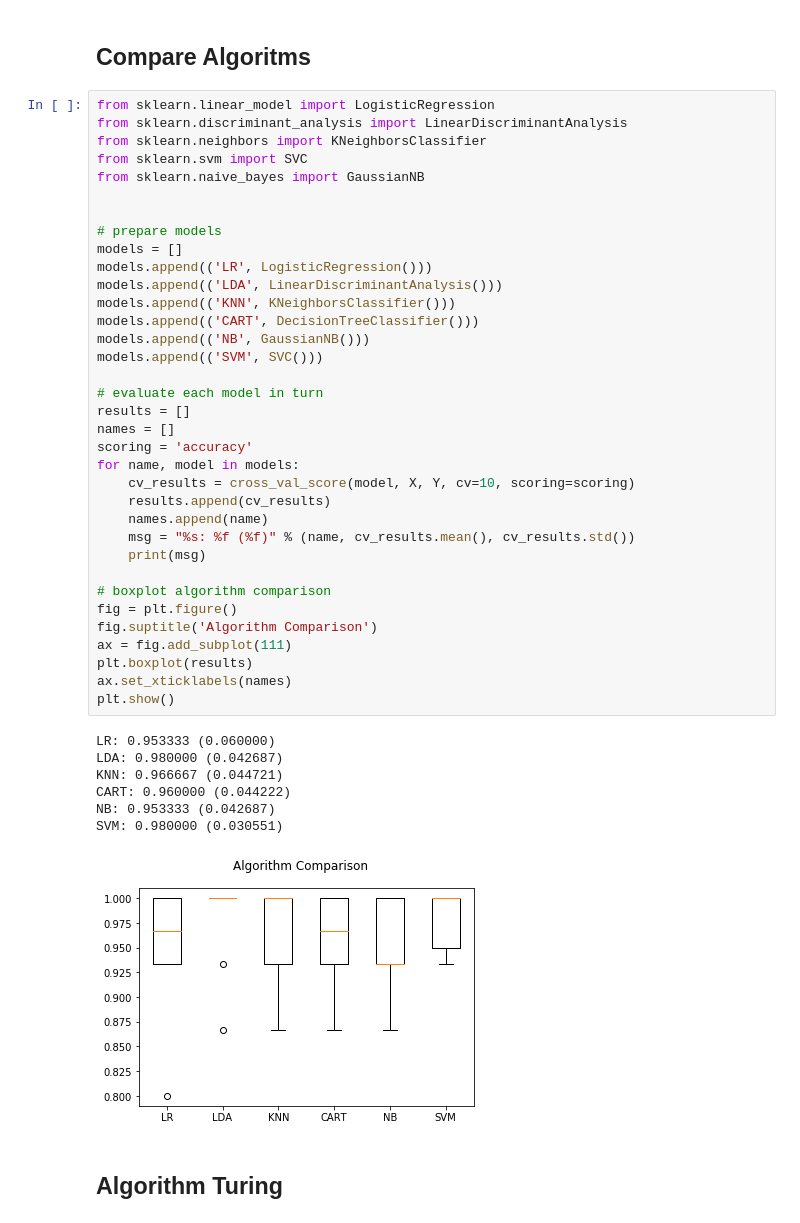
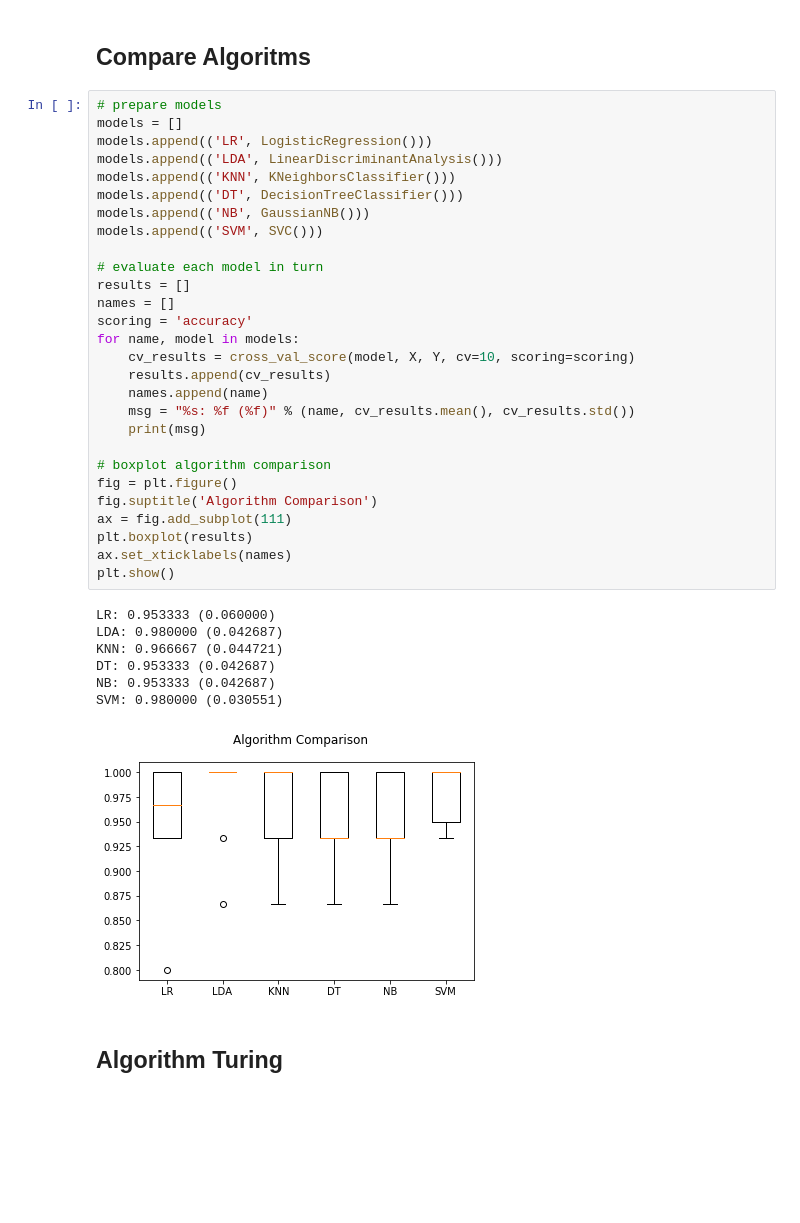
Before and after one commit to ZippoCode/Big-Data-Analysis, a Jupyter notebook: Esercitazioni/20171205.ipynb, the cells around one changed output. Cells and saved outputs as stored; diff of their text form; blank space fills up the shorter version.

```diff
--- a/Esercitazioni/20171205.ipynb
+++ b/Esercitazioni/20171205.ipynb
@@ -102,48 +107,41 @@ avg / total       0.92      0.92      0.92        50
 # %% [markdown]
 ## Compare Algoritms
 # %%
-from sklearn.linear_model import LogisticRegression
-from sklearn.discriminant_analysis import LinearDiscriminantAnalysis
-from sklearn.neighbors import KNeighborsClassifier
-from sklearn.svm import SVC
-from sklearn.naive_bayes import GaussianNB
-
-
 # prepare models
 models = []
 models.append(('LR', LogisticRegression()))
 models.append(('LDA', LinearDiscriminantAnalysis()))
 models.append(('KNN', KNeighborsClassifier()))
-models.append(('CART', DecisionTreeClassifier()))
+models.append(('DT', DecisionTreeClassifier()))
 models.append(('NB', GaussianNB()))
 models.append(('SVM', SVC()))
 
 # evaluate each model in turn
 results = []
 names = []
 scoring = 'accuracy'
 for name, model in models:
     cv_results = cross_val_score(model, X, Y, cv=10, scoring=scoring)
     results.append(cv_results)
     names.append(name)
     msg = "%s: %f (%f)" % (name, cv_results.mean(), cv_results.std())
     print(msg)
 
 # boxplot algorithm comparison
 fig = plt.figure()
 fig.suptitle('Algorithm Comparison')
 ax = fig.add_subplot(111)
 plt.boxplot(results)
 ax.set_xticklabels(names)
 plt.show()
 # %% [output]
 LR: 0.953333 (0.060000)
 LDA: 0.980000 (0.042687)
 KNN: 0.966667 (0.044721)
-CART: 0.960000 (0.044222)
+DT: 0.953333 (0.042687)
 NB: 0.953333 (0.042687)
 SVM: 0.980000 (0.030551)
-[figure, old version]
+[figure, new version]
 # %% [markdown]
 ## Algorithm Turing
 # %%
```
Also changed, not shown: parts of 6 cells of this notebook, 44 other files.
